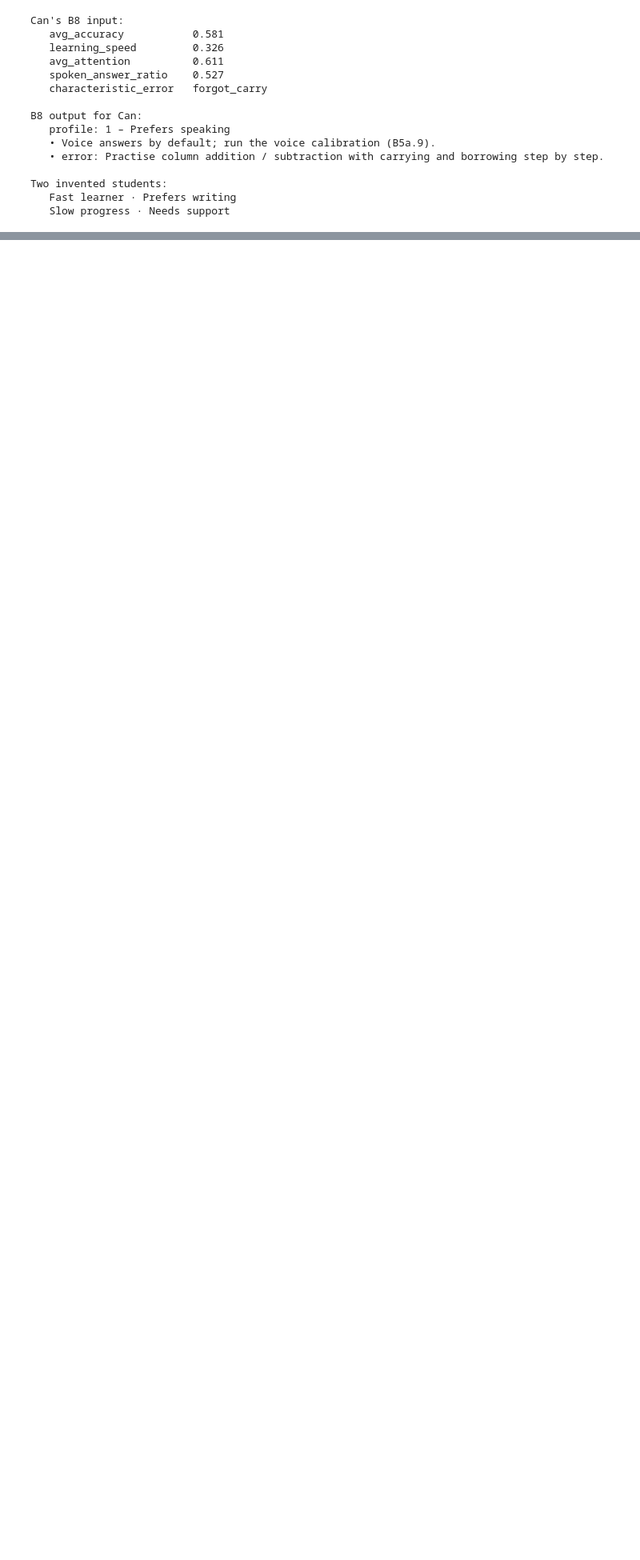
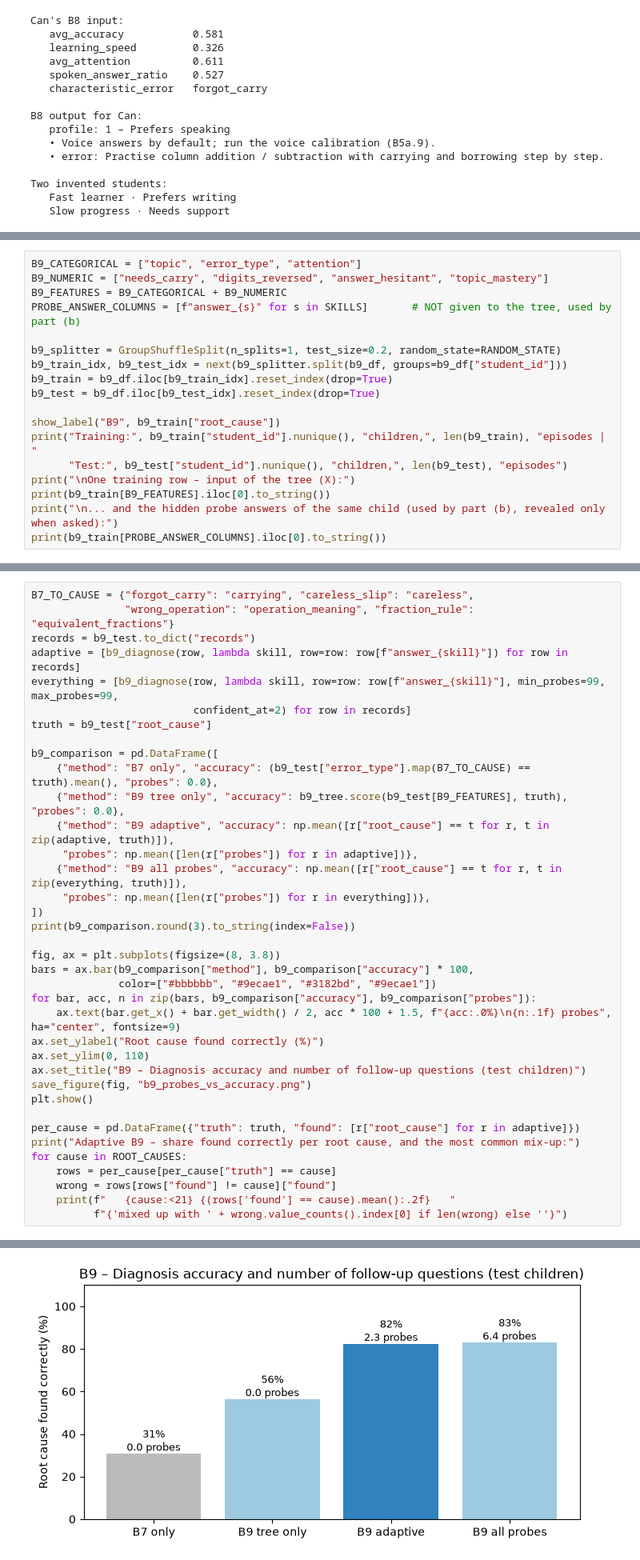
Before and after one commit to Tribros34/data-mining, a Jupyter notebook: math_buddy_its.ipynb, the cells around one changed output, grey strips where cells are left out. Shown at 80% size. Drawn from its saved outputs; the diff is of its cells as text; blank space fills up the shorter version.

```diff
--- a/math_buddy_its.ipynb
+++ b/math_buddy_its.ipynb
@@ -3285,0 +3788,18 @@ Two invented students:
+# %%
+B9_CATEGORICAL = ["topic", "error_type", "attention"]
+B9_NUMERIC = ["needs_carry", "digits_reversed", "answer_hesitant", "topic_mastery"]
+B9_FEATURES = B9_CATEGORICAL + B9_NUMERIC
+PROBE_ANSWER_COLUMNS = [f"answer_{s}" for s in SKILLS]       # NOT given to the tree, used by part (b)
+
+b9_splitter = GroupShuffleSplit(n_splits=1, test_size=0.2, random_state=RANDOM_STATE)
+b9_train_idx, b9_test_idx = next(b9_splitter.split(b9_df, groups=b9_df["student_id"]))
+b9_train = b9_df.iloc[b9_train_idx].reset_index(drop=True)
+b9_test = b9_df.iloc[b9_test_idx].reset_index(drop=True)
+
+show_label("B9", b9_train["root_cause"])
+print("Training:", b9_train["student_id"].nunique(), "children,", len(b9_train), "episodes | "
+      "Test:", b9_test["student_id"].nunique(), "children,", len(b9_test), "episodes")
+print("\nOne training row – input of the tree (X):")
+print(b9_train[B9_FEATURES].iloc[0].to_string())
+print("\n... and the hidden probe answers of the same child (used by part (b), revealed only when asked):")
+print(b9_train[PROBE_ANSWER_COLUMNS].iloc[0].to_string())
@@ -3285,0 +4044,38 @@ Two invented students:
+# %%
+B7_TO_CAUSE = {"forgot_carry": "carrying", "careless_slip": "careless",
+               "wrong_operation": "operation_meaning", "fraction_rule": "equivalent_fractions"}
+records = b9_test.to_dict("records")
+adaptive = [b9_diagnose(row, lambda skill, row=row: row[f"answer_{skill}"]) for row in records]
+everything = [b9_diagnose(row, lambda skill, row=row: row[f"answer_{skill}"], min_probes=99, max_probes=99,
+                          confident_at=2) for row in records]
+truth = b9_test["root_cause"]
+
+b9_comparison = pd.DataFrame([
+    {"method": "B7 only", "accuracy": (b9_test["error_type"].map(B7_TO_CAUSE) == truth).mean(), "probes": 0.0},
+    {"method": "B9 tree only", "accuracy": b9_tree.score(b9_test[B9_FEATURES], truth), "probes": 0.0},
+    {"method": "B9 adaptive", "accuracy": np.mean([r["root_cause"] == t for r, t in zip(adaptive, truth)]),
+     "probes": np.mean([len(r["probes"]) for r in adaptive])},
+    {"method": "B9 all probes", "accuracy": np.mean([r["root_cause"] == t for r, t in zip(everything, truth)]),
+     "probes": np.mean([len(r["probes"]) for r in everything])},
+])
+print(b9_comparison.round(3).to_string(index=False))
+
+fig, ax = plt.subplots(figsize=(8, 3.8))
+bars = ax.bar(b9_comparison["method"], b9_comparison["accuracy"] * 100,
+              color=["#bbbbbb", "#9ecae1", "#3182bd", "#9ecae1"])
+for bar, acc, n in zip(bars, b9_comparison["accuracy"], b9_comparison["probes"]):
+    ax.text(bar.get_x() + bar.get_width() / 2, acc * 100 + 1.5, f"{acc:.0%}\n{n:.1f} probes", ha="center", fontsize=9)
+ax.set_ylabel("Root cause found correctly (%)")
+ax.set_ylim(0, 110)
+ax.set_title("B9 – Diagnosis accuracy and number of follow-up questions (test children)")
+save_figure(fig, "b9_probes_vs_accuracy.png")
+plt.show()
+
+per_cause = pd.DataFrame({"truth": truth, "found": [r["root_cause"] for r in adaptive]})
+print("Adaptive B9 – share found correctly per root cause, and the most common mix-up:")
+for cause in ROOT_CAUSES:
+    rows = per_cause[per_cause["truth"] == cause]
+    wrong = rows[rows["found"] != cause]["found"]
+    print(f"   {cause:<21} {(rows['found'] == cause).mean():.2f}   "
+          f"{'mixed up with ' + wrong.value_counts().index[0] if len(wrong) else ''}")
+# %% [output]
@@ -3285,0 +4088 @@ Two invented students:
+[figure, added]
```
Also changed, not shown: parts of 71 cells of this notebook, 19 other files.
